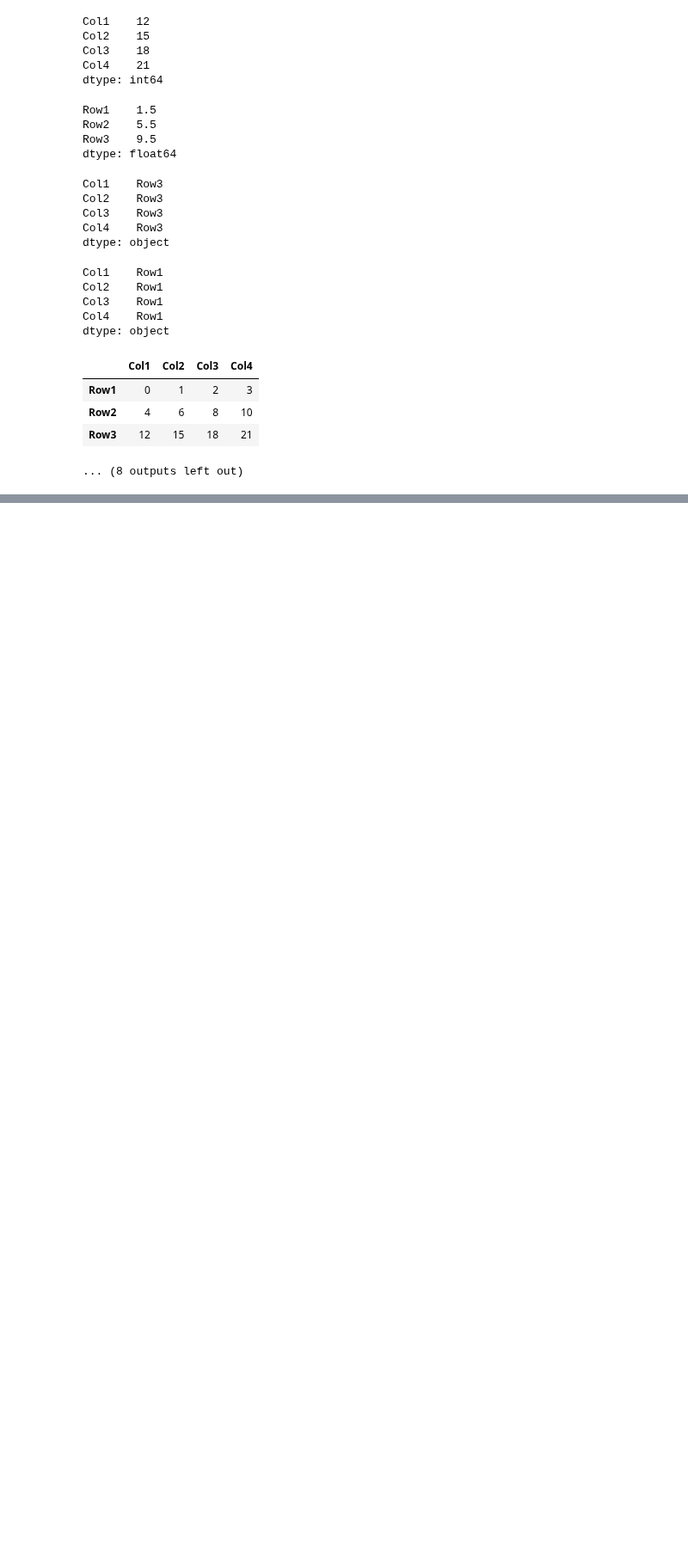
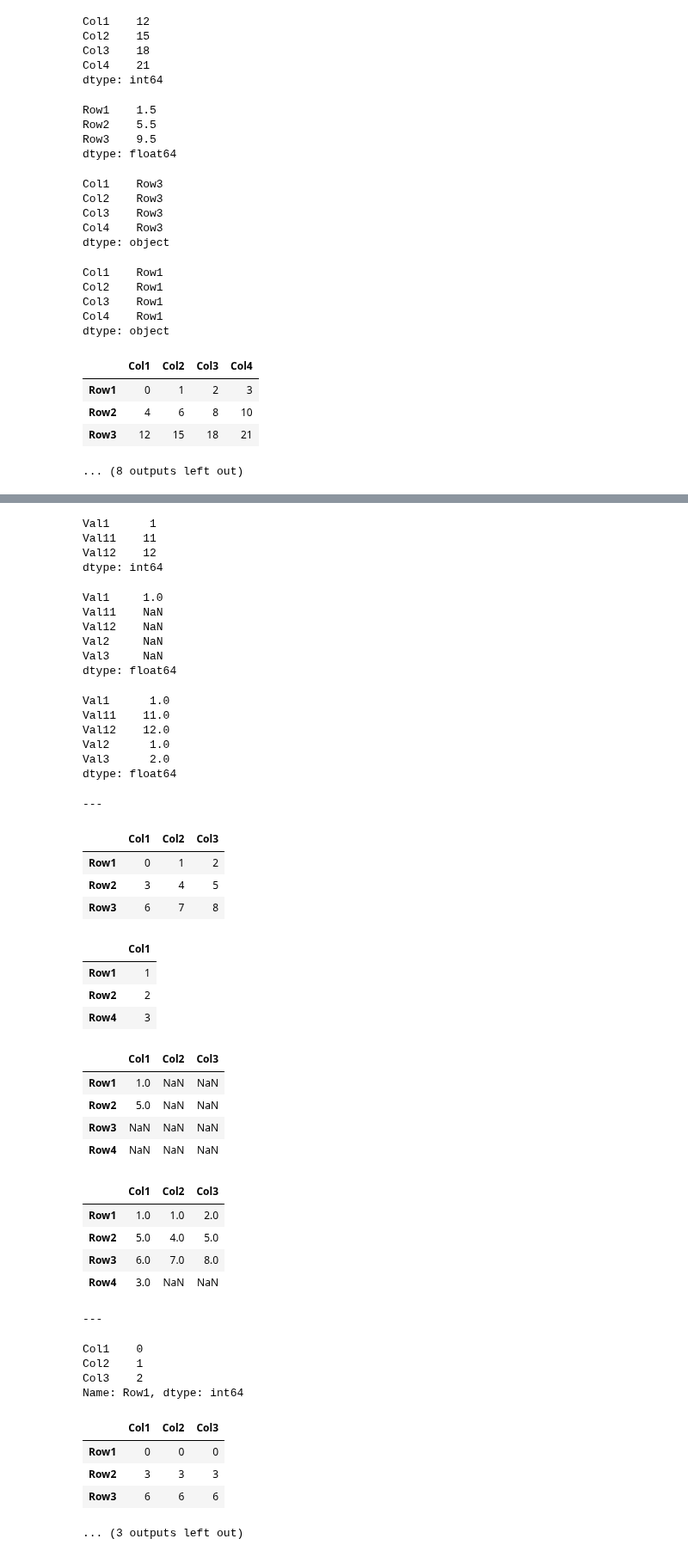
Before and after one commit to niranjv/ml-notes, a Jupyter notebook: notes/pandas-notes.ipynb, the cells around one changed output, grey strips where cells are left out. Shown at 86% size. Drawn from its saved outputs; the diff is of its cells as text; code cells hidden in the pictures; blank space fills up the shorter version.

```diff
--- a/notes/pandas-notes.ipynb
+++ b/notes/pandas-notes.ipynb
@@ -715,0 +814,35 @@ dtype: object
+# %%
+# Data alignment - Series
+
+s1 = Series(range(3), index=['Val1','Val2','Val3'])
+s1
+s2 = Series([1,11,12], index=['Val1','Val11','Val12'])
+s2
+s1 + s2
+
+s1.add(s2, fill_value=0)
+
+
+print '---'
+
+# Data Alignment - DataFrame
+
+df = DataFrame(np.arange(9).reshape(3,3), index=['Row1','Row2','Row3'], columns=['Col1','Col2','Col3'])
+df
+
+df2 = DataFrame([1,2,3], index=['Row1', 'Row2', 'Row4'], columns=['Col1'])
+df2
+
+df + df2
+df.add(df2,fill_value=0)
+
+print '---'
+
+df.ix['Row1']
+df - df.ix['Row1']
+
+df2.ix['Row4']
+df - df2.ix['Row4']
+
+df.sub(df['Col1'], axis=0)
+# %% [output]
@@ -715,0 +853,45 @@ dtype: object
+Val1      1
+Val11    11
+Val12    12
+dtype: int64
+Val1     1.0
+Val11    NaN
+Val12    NaN
+Val2     NaN
+Val3     NaN
+dtype: float64
+Val1      1.0
+Val11    11.0
+Val12    12.0
+Val2      1.0
+Val3      2.0
+dtype: float64
+---
+|  | Col1 | Col2 | Col3 |
+| Row1 | 0 | 1 | 2 |
+| Row2 | 3 | 4 | 5 |
+| Row3 | 6 | 7 | 8 |
+|  | Col1 |
+| Row1 | 1 |
+| Row2 | 2 |
+| Row4 | 3 |
+|  | Col1 | Col2 | Col3 |
+| Row1 | 1.0 | NaN | NaN |
+| Row2 | 5.0 | NaN | NaN |
+| Row3 | NaN | NaN | NaN |
+| Row4 | NaN | NaN | NaN |
+|  | Col1 | Col2 | Col3 |
+| Row1 | 1.0 | 1.0 | 2.0 |
+| Row2 | 5.0 | 4.0 | 5.0 |
+| Row3 | 6.0 | 7.0 | 8.0 |
+| Row4 | 3.0 | NaN | NaN |
+---
+Col1    0
+Col2    1
+Col3    2
+Name: Row1, dtype: int64
+|  | Col1 | Col2 | Col3 |
+| Row1 | 0 | 0 | 0 |
+| Row2 | 3 | 3 | 3 |
+| Row3 | 6 | 6 | 6 |
+... (3 outputs left out)
```
Also changed, not shown: parts of 5 cells of this notebook.
